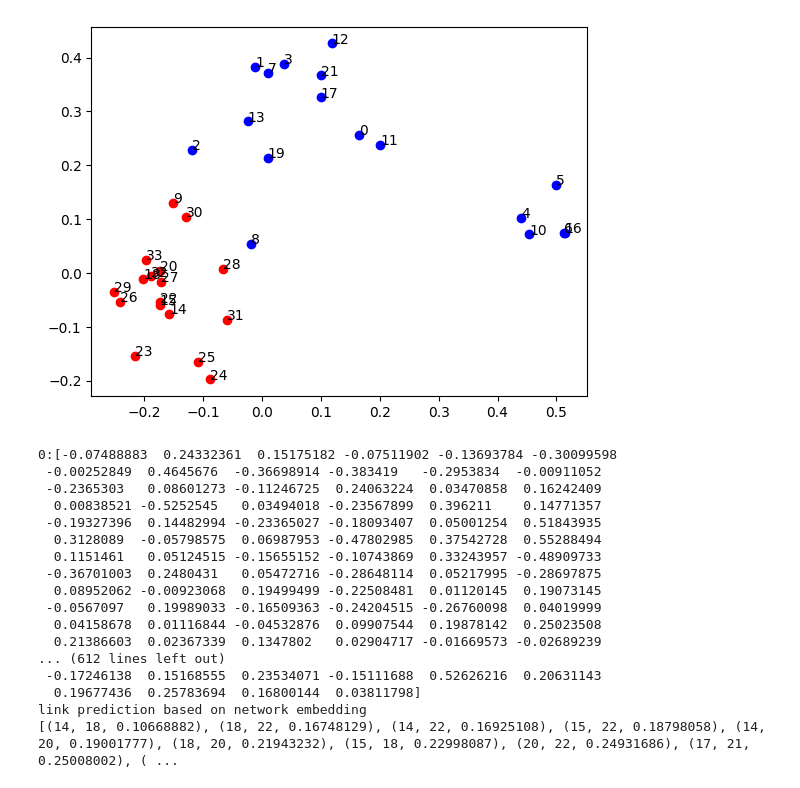
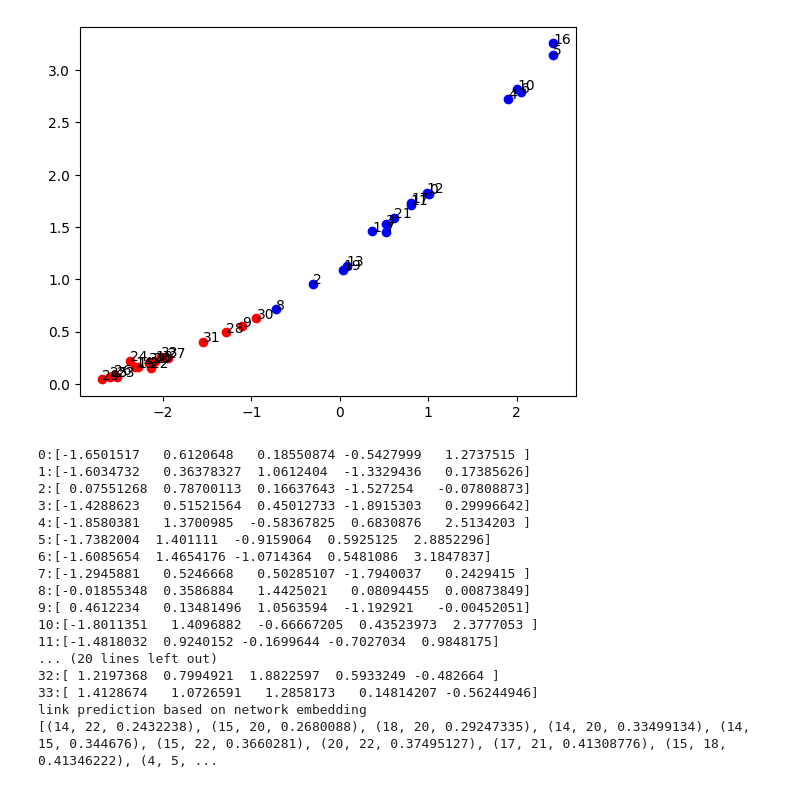
Before and after one commit to atarum/atarum.github.io, a Jupyter notebook: chapter8.ipynb, the cells around one changed output. Drawn from its saved outputs; the diff is of its cells as text; code cells hidden in the pictures.

```diff
--- a/chapter8.ipynb
+++ b/chapter8.ipynb
@@ -85,35 +85,35 @@ def make_random_walks(G, num_of_walk, length_of_walk):
       walk.append(str(node))
       for j in range(length_of_walk):
         next_node = random.choice(list(G.neighbors(current_node)))
         walk.append(str(next_node))
         current_node = next_node
       walks.append(walk)
   return walks
 
 G = nx.karate_club_graph()
 walks = make_random_walks(G, 100, 20)
 #model = word2vec(walks, min_count=0, size=2, window=5, workers=1)
-model = word2vec(walks, min_count=0, window=5, workers=1)
+model = word2vec(walks, min_count=0, vector_size=2, window=5, workers=1)
 
 x = list()
 y = list()
 node_list = list()
 colors = list()
 fig, ax = plt.subplots()
 for node in G.nodes():
   vector = model.wv[str(node)]
   x.append(vector[0])
   y.append(vector[1])
   ax.annotate(str(node), (vector[0], vector[1]))
   if G.nodes[node]["club"] == "Officer":
     colors.append("r")
   else:
     colors.append("b")
 for i in range(len(x)):
   ax.scatter(x[i], y[i], c=colors[i])
 plt.show()
 # %% [output]
-[figure, old version]
+[figure, new version]
 # %%
 # リスト 8.4 network embeddingによるリンク予測
 import networkx as nx
@@ -140,7 +140,7 @@ def make_random_walks(G, num_of_walk, length_of_walk):
 G = nx.karate_club_graph()
 walks = make_random_walks(G, 100, 20)
 #model = word2vec(walks, min_count=0, size=5, window=5, workers=1)
-model = word2vec(walks, min_count=0, window=5, workers=1)
+model = word2vec(walks, min_count=0, vector_size=5, window=5, workers=1)
 
 vlist = list()
 for node in G.nodes():
@@ -159,20 +159,20 @@ for x in range(n):
 print("link prediction based on network embedding")
 print(sorted(DW, key=lambda x:x[2], reverse=False)[:k])
 # %% [output]
-0:[-0.07488883  0.24332361  0.15175182 -0.07511902 -0.13693784 -0.30099598
- -0.00252849  0.4645676  -0.36698914 -0.383419   -0.2953834  -0.00911052
- -0.2365303   0.08601273 -0.11246725  0.24063224  0.03470858  0.16242409
-  0.00838521 -0.5252545   0.03494018 -0.23567899  0.396211    0.14771357
- -0.19327396  0.14482994 -0.23365027 -0.18093407  0.05001254  0.51843935
-  0.3128089  -0.05798575  0.06987953 -0.47802985  0.37542728  0.55288494
-  0.1151461   0.05124515 -0.15655152 -0.10743869  0.33243957 -0.48909733
- -0.36701003  0.2480431   0.05472716 -0.28648114  0.05217995 -0.28697875
-  0.08952062 -0.00923068  0.19499499 -0.22508481  0.01120145  0.19073145
- -0.0567097   0.19989033 -0.16509363 -0.24204515 -0.26760098  0.04019999
-  0.04158678  0.01116844 -0.04532876  0.09907544  0.19878142  0.25023508
-  0.21386603  0.02367339  0.1347802   0.02904717 -0.01669573 -0.02689239
-... (612 lines left out)
- -0.17246138  0.15168555  0.23534071 -0.15111688  0.52626216  0.20631143
-  0.19677436  0.25783694  0.16800144  0.03811798]
+0:[-1.6501517   0.6120648   0.18550874 -0.5427999   1.2737515 ]
+1:[-1.6034732   0.36378327  1.0612404  -1.3329436   0.17385626]
+2:[ 0.07551268  0.78700113  0.16637643 -1.527254   -0.07808873]
+3:[-1.4288623   0.51521564  0.45012733 -1.8915303   0.29996642]
+4:[-1.8580381   1.3700985  -0.58367825  0.6830876   2.5134203 ]
+5:[-1.7382004  1.401111  -0.9159064  0.5925125  2.8852296]
+6:[-1.6085654  1.4654176 -1.0714364  0.5481086  3.1847837]
+7:[-1.2945881   0.5246668   0.50285107 -1.7940037   0.2429415 ]
+8:[-0.01855348  0.3586884   1.4425021   0.08094455  0.00873849]
+9:[ 0.4612234   0.13481496  1.0563594  -1.192921   -0.00452051]
+10:[-1.8011351   1.4096882  -0.66667205  0.43523973  2.3777053 ]
+11:[-1.4818032  0.9240152 -0.1699644 -0.7027034  0.9848175]
+... (20 lines left out)
+32:[ 1.2197368  0.7994921  1.8822597  0.5933249 -0.482664 ]
+33:[ 1.4128674   1.0726591   1.2858173   0.14814207 -0.56244946]
 link prediction based on network embedding
-[(14, 18, 0.10668882), (18, 22, 0.16748129), (14, 22, 0.16925108), (15, 22, 0.18798058), (14, 20, 0.19001777), (18, 20, 0.21943232), (15, 18, 0.22998087), (20, 22, 0.24931686), (17, 21, 0.25008002), ( ...
+[(14, 22, 0.2432238), (15, 20, 0.2680088), (18, 20, 0.29247335), (14, 20, 0.33499134), (14, 15, 0.344676), (15, 22, 0.3660281), (20, 22, 0.37495127), (17, 21, 0.41308776), (15, 18, 0.41346222), (4, 5, ...
```
Also changed, not shown: parts of 2 cells of this notebook, 2 other files.
